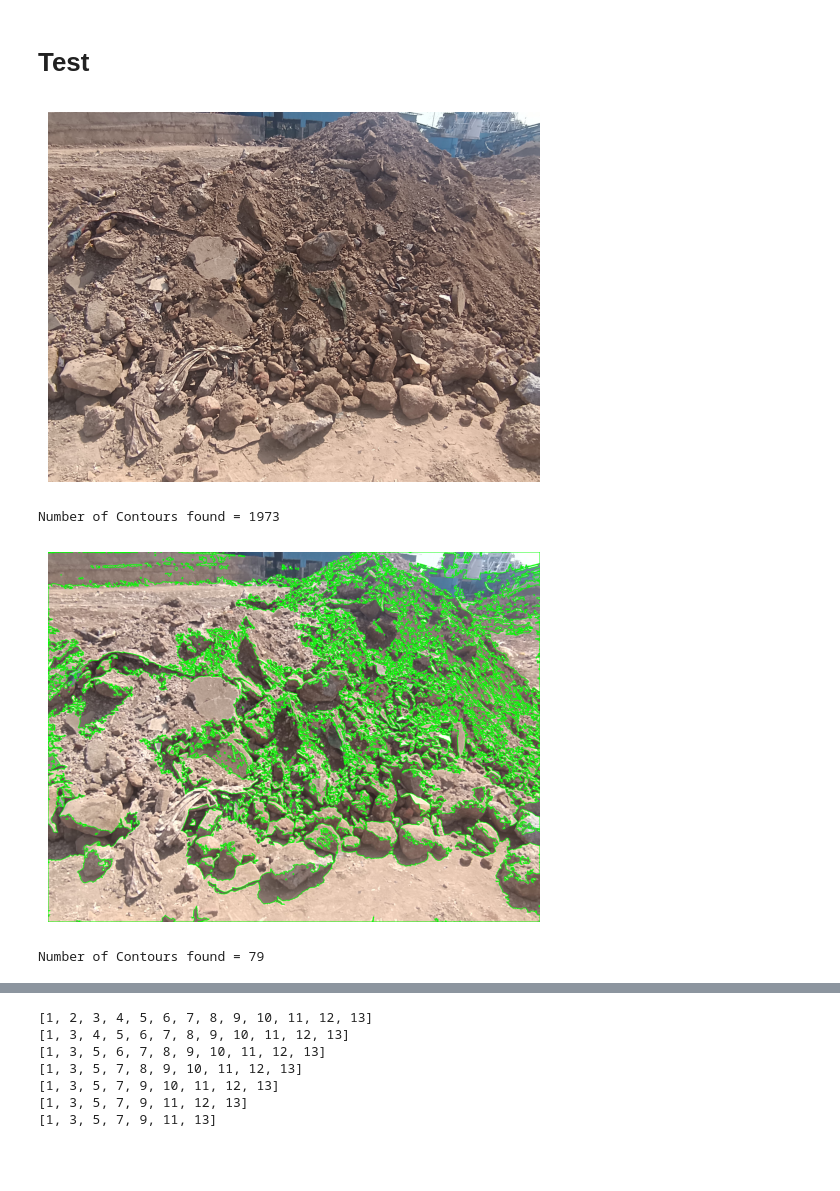
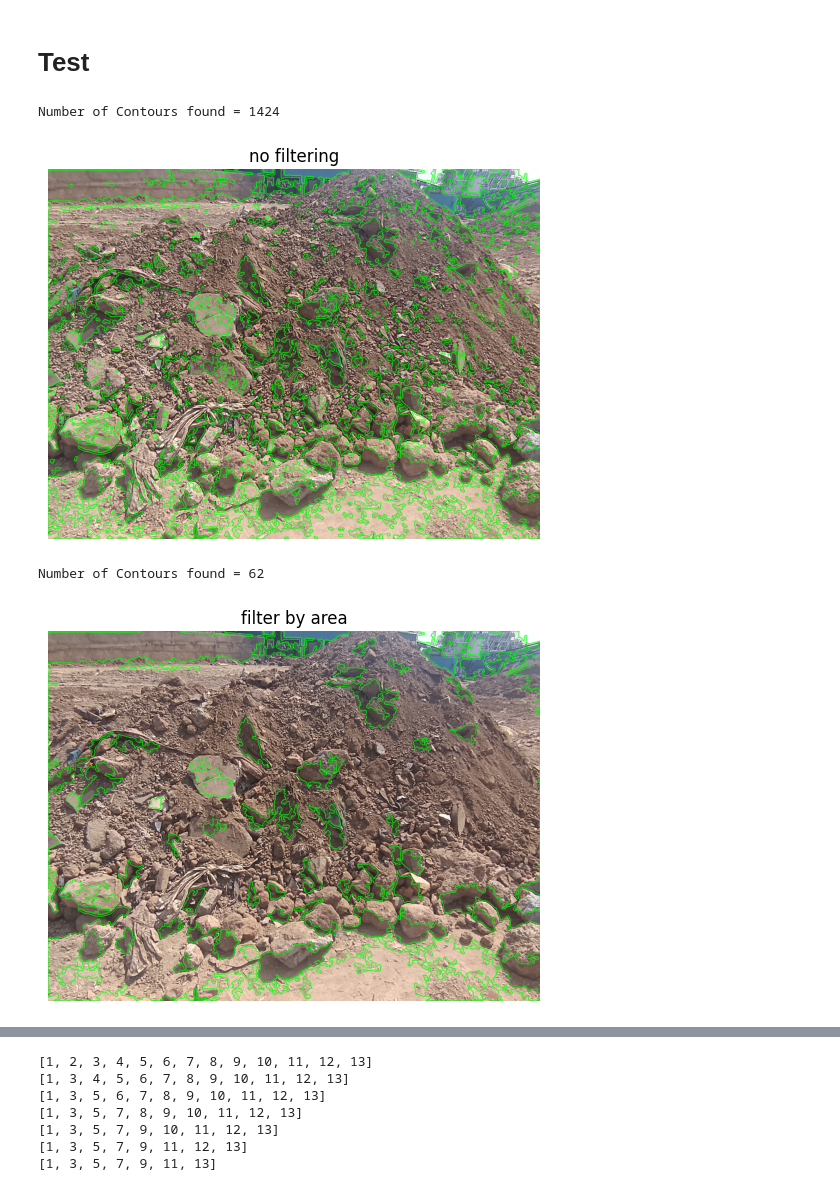
Before and after one commit to Harshith-SG/waste-management, a Jupyter notebook: Contours.ipynb, the cells around one changed output, grey strips where cells are left out. Cells and saved outputs as stored; diff of their text form; code cells hidden in the pictures; blank space fills up the shorter version.

```diff
--- a/Contours.ipynb
+++ b/Contours.ipynb
@@ -91,7 +93,7 @@ FileNotFoundError: [WinError 3] The system cannot find the path specified: 'c:\\
 import os
 import cv2
 import numpy as np
-import imutils
+# import imutils
 import matplotlib.pyplot as plt
 
 def show_contours_only(image, contours):
@@ -103,77 +105,68 @@ def show_contours_only(image, contours):
 
     # Display the black background with white contours
     plt.imshow(cv2.cvtColor(black_background, cv2.COLOR_BGR2RGB))
+    plt.title('Black Background')
     plt.axis('off')  # Hide the axis
     plt.show()
-def img_to_polygons(image):
+
+def img_to_polygons(img):
+    image=img.copy()
     cordnt_list = []
-    kernel = np.ones((5, 5), np.uint8)
-    image = cv2.dilate(image, kernel, iterations=1)
+    # kernel = np.ones((5, 5), np.uint8)
+
+    t_lower = 50  # Lower Threshold
+    t_upper = 150  # Upper threshold
+
+# Applying the Canny Edge filter
+    gray = cv2.cvtColor(image, cv2.COLOR_BGR2GRAY)
+    edge = cv2.Canny(gray, t_lower, t_upper)
+    blur=cv2.GaussianBlur(edge,(11,11),0)
+    dilated = cv2.dilate(blur,None, iterations=2)
+    eroded = cv2.erode(dilated,None,iterations=1)
+    contours, hierarchy = cv2.findContours(eroded, cv2.RETR_LIST, cv2.CHAIN_APPROX_SIMPLE)
     # Convert the image to grayscale
-    gray = cv2.cvtColor(image, cv2.COLOR_BGR2GRAY)
+
+    ##iterative method
+    # image=cv2.cvtColor(image,cv2.COLOR_BGR2GRAY)
+    # image=cv2.Canny(image,t_lower,t_upper)
+    # image=cv2.GaussianBlur(image,(11,11),0)
+    # image=cv2.dilate(image,None,iterations=2)
+    # image=cv2.erode(image,None,iterations=1)
+    # contours, hierarchy = cv2.findContours(image, cv2.RETR_EXTERNAL, cv2.CHAIN_APPROX_SIMPLE)
 
     # Apply thresholding to create a binary image
-    _, th2 = cv2.threshold(gray, 0, 255, cv2.THRESH_BINARY + cv2.THRESH_OTSU)
+    # _, th2 = cv2.threshold(gray, 0, 255, cv2.THRESH_BINARY + cv2.THRESH_OTSU)
 
     # Find contours in the binary image
-    contours, hierarchy = cv2.findContours(th2, cv2.RETR_EXTERNAL, cv2.CHAIN_APPROX_SIMPLE)
-    contours = imutils.grabcontours(contours)
+    # contours = imutils.grab_contours(contours)
     print("Number of Contours found = " + str(len(contours)))
     contours=list(contours)
     image_copy=image.copy()
     cv2.drawContours(image_copy, contours, -1, (0, 255, 0), 3)
     plt.imshow(cv2.cvtColor(image_copy, cv2.COLOR_BGR2RGB))
+    plt.title('no filtering')
     plt.axis('off')  # Hide the axis
     plt.show()
 
-    filtered_contours = [contour for contour in contours if cv2.contourArea(contour) >= 2000]
+    filtered_contours = [contour for contour in contours if cv2.contourArea(contour) >= 4000]
     image_copy=image.copy()
 
     print("Number of Contours found = " + str(len(filtered_contours)))
     cv2.drawContours(image_copy, filtered_contours, -1, (0, 255, 0), 3)
     plt.imshow(cv2.cvtColor(image_copy, cv2.COLOR_BGR2RGB))
-    plt.axis('off')  # Hide the axis
-    plt.show()
-
-    image_copy=image.copy()
-    cv2.drawContours(image_copy, filtered_contours, -1, (0, 255, 0), 3)
-    plt.imshow(cv2.cvtColor(image_copy, cv2.COLOR_BGR2RGB))
+    plt.title('filter by area')
     plt.axis('off')  # Hide the axis
     plt.show()
 
     show_contours_only(image, filtered_contours)
-    # # Extract coordinates of white regions
-    # white_regions_coordinates = []
-    # for contour in contours:
-    #     coordinates = contour.squeeze().astype(float).tolist()
-    #     white_regions_coordinates.append(coordinates)
-
-    # # Print the coordinates of each white region
-    # for i, region in enumerate(white_regions_coordinates):
-    #     if type(region[0]) is list:
-    #         if len(region) > 2:
-    #             # Calculate the area of the contour
-    #             area = cv2.contourArea(np.around(np.array([[pnt] for pnt in region])).astype(np.int32))
-    #             if area > 100:
-    #                 # Convert coordinates to the required format
-    #                 crdnts = [{'x': i[0], 'y': i[1]} for i in region]
-    #                 cordnt_list.append(crdnts)
-
     # return cordnt_list
     return contours
 
 # Set the current working directory
-image_dir="C:\waste-management\train_images\IMG-20240618-WA0014.jpg"
 image=cv2.imread('2.jpeg')
-plt.imshow(cv2.cvtColor(image, cv2.COLOR_BGR2RGB))
-plt.axis('off')  # Hide the axis
-plt.show()
-# cv2.imshow('iamge',image)
-# cv2.waitKey(0)
-# cv2.destroyAllWindows()
 img_to_polygons(image)
 # %% [output]
+Number of Contours found = 1424
-[figure, old version]
+[figure, new version]
-Number of Contours found = 1973
+Number of Contours found = 62
-[figure, old version]
+[figure, new version]
-Number of Contours found = 79
```
Also changed, not shown: parts of 2 cells of this notebook, 2 other files.
